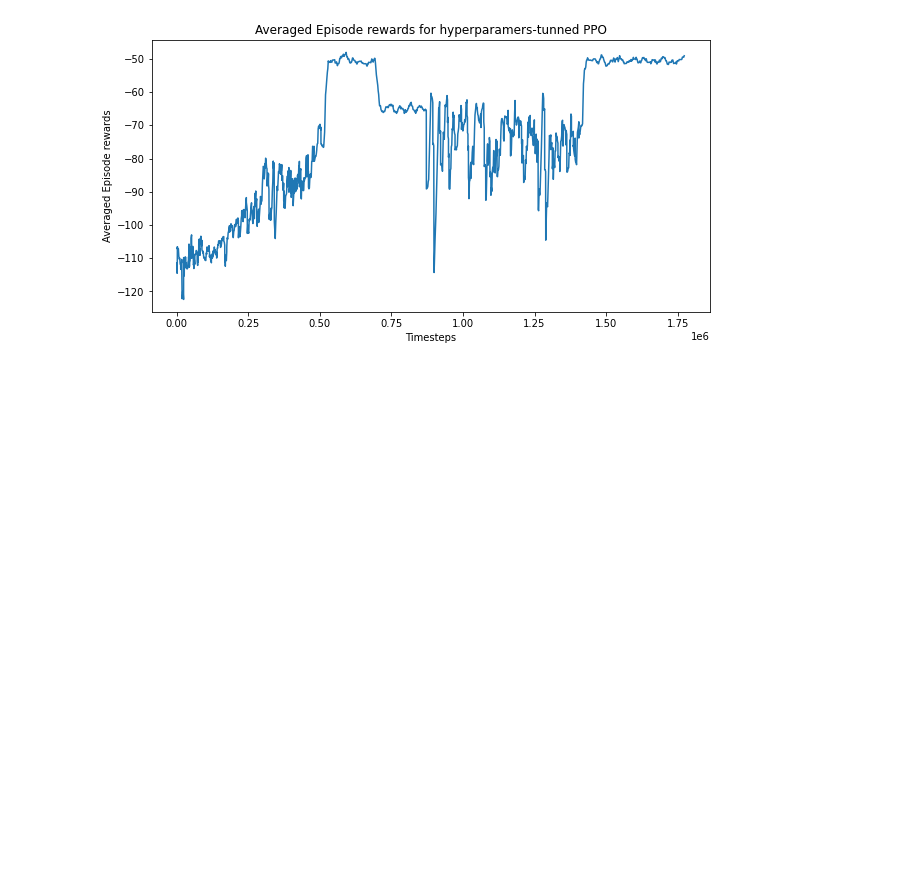
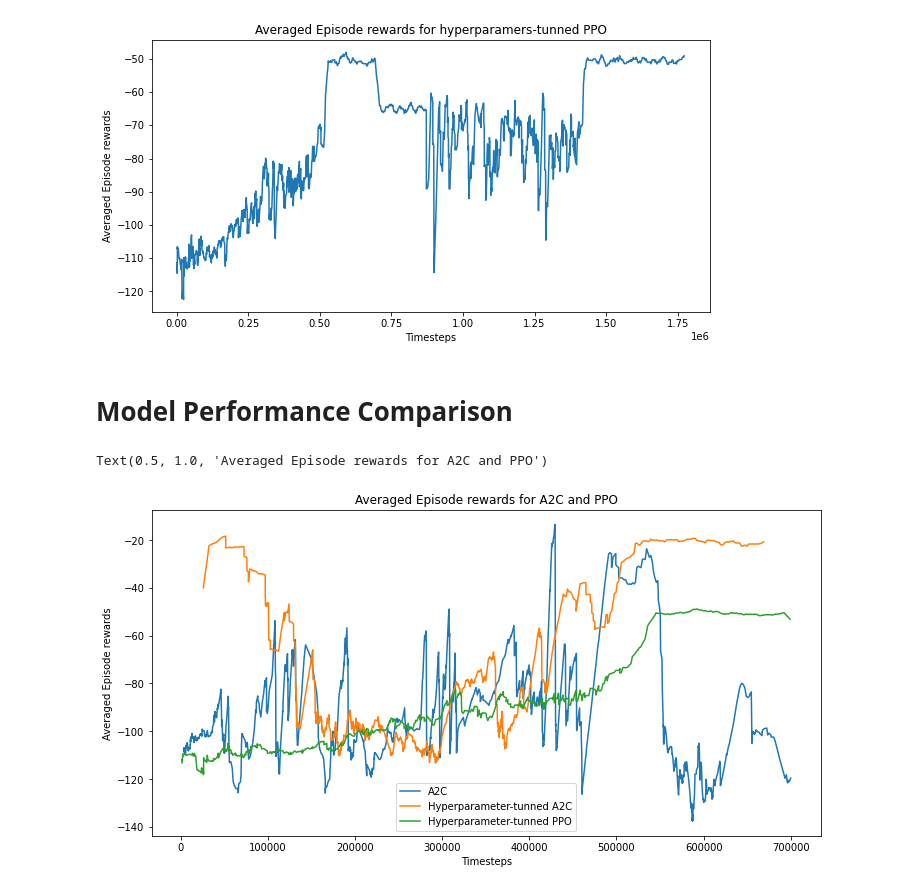
Before and after one commit to Florence-Sun/Algorithm-performance-analysis-on-Bipedal-environment, a Jupyter notebook: Algorithm-performance-analysis-on-BipedalWalker-enviroment.ipynb, the cells around one changed output. Cells and saved outputs as stored; diff of their text form; code cells hidden in the pictures; blank space fills up the shorter version.

```diff
--- a/Algorithm-performance-analysis-on-BipedalWalker-enviroment.ipynb
+++ b/Algorithm-performance-analysis-on-BipedalWalker-enviroment.ipynb
@@ -514,3 +498,34 @@ plt.title('Averaged Episode rewards for hyperparamers-tunned PPO')
 # %% [output]
 Text(0.5, 1.0, 'Averaged Episode rewards for hyperparamers-tunned PPO')
 [figure]
+# %% [markdown]
+# Model Performance Comparison
+# %%
+from stable_baselines3.common import results_plotter
+#get the average rewards from A2C
+a2c_x, a2c_y=results_plotter.ts2xy(load_results('/content/drive/MyDrive/RL_project/'), 'timesteps')
+a2c_x, a2c_y=results_plotter.window_func(a2c_x, a2c_y, 20, np.mean)
+a2c_x=a2c_x[a2c_x<=700000]
+size=a2c_x.shape[0]
+a2c_y=a2c_y[:size]
+#get the average rewards from hyperparameter-tunned A2C
+a2c_x_hyper, a2c_y_hyper=results_plotter.ts2xy(load_results('/content/drive/MyDrive/RL_project/hyper_a2c/'), 'timesteps')
+a2c_x_hyper, a2c_y_hyper=results_plotter.window_func(a2c_x_hyper, a2c_y_hyper, 20, np.mean)
+
+#get the average rewards from hyperparameter-tunned PPO
+ppo_x, ppo_y=results_plotter.ts2xy(load_results('/content/drive/MyDrive/RL_project/hyper_ppo/'), 'timesteps')
+ppo_x, ppo_y=results_plotter.window_func(ppo_x, ppo_y, 20, np.mean)
+ppo_x=ppo_x[ppo_x<=700000]
+size1=ppo_x.shape[0]
+ppo_y=ppo_y[:size1]
+plt.figure(figsize=(12, 6))
+plt.plot(a2c_x, a2c_y)
+plt.plot(a2c_x_hyper, a2c_y_hyper)
+plt.plot(ppo_x, ppo_y)
+plt.legend(['A2C', 'Hyperparameter-tunned A2C', 'Hyperparameter-tunned PPO'])
+plt.xlabel('Timesteps')
+plt.ylabel('Averaged Episode rewards')
+plt.title('Averaged Episode rewards for A2C and PPO')
+# %% [output]
+Text(0.5, 1.0, 'Averaged Episode rewards for A2C and PPO')
+[figure, added]
```
Also changed, not shown: parts of 28 cells of this notebook, 41 other files.
